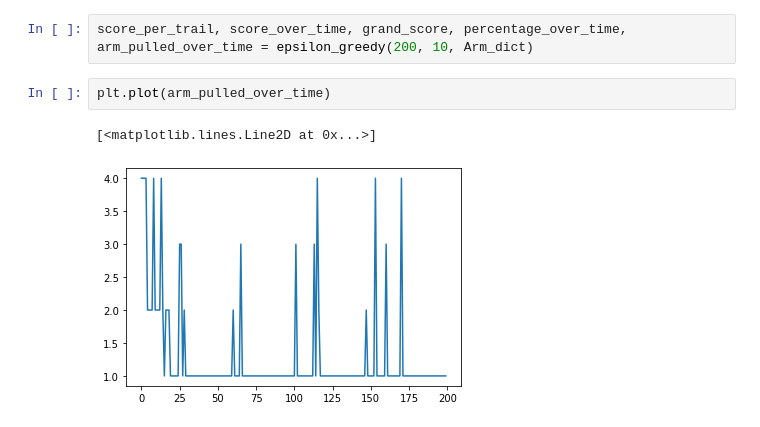
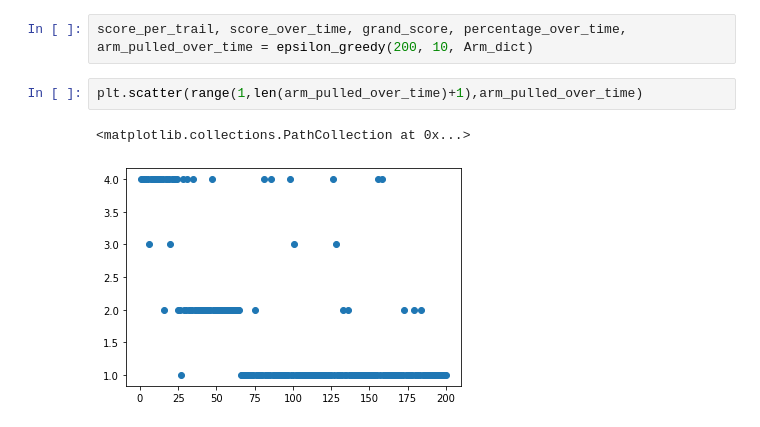
Before and after one commit to ashrek1/Reinforcement-learning, a Jupyter notebook: multi armed bandit/reinforcement learning.ipynb, the cells around one changed output. Cells and saved outputs as stored; diff of their text form.

```diff
--- a/multi armed bandit/reinforcement learning.ipynb
+++ b/multi armed bandit/reinforcement learning.ipynb
@@ -128,10 +148,10 @@ def epsilon_greedy(n_trails, explore_rate, choices, baseline_trails=1):
 # %%
 score_per_trail, score_over_time, grand_score, percentage_over_time, arm_pulled_over_time = epsilon_greedy(200, 10, Arm_dict)
-# %%
-plt.plot(arm_pulled_over_time)
-# %% [output]
-[<matplotlib.lines.Line2D at 0x...>]
-[figure, removed]
+# %%
+plt.scatter(range(1,len(arm_pulled_over_time)+1),arm_pulled_over_time)
+# %% [output]
+<matplotlib.collections.PathCollection at 0x...>
+[figure, added]
 # %%
 fig, ax = plt.subplots()
 for i in percentage_over_time:
```
Also changed, not shown: parts of 7 cells of this notebook.
